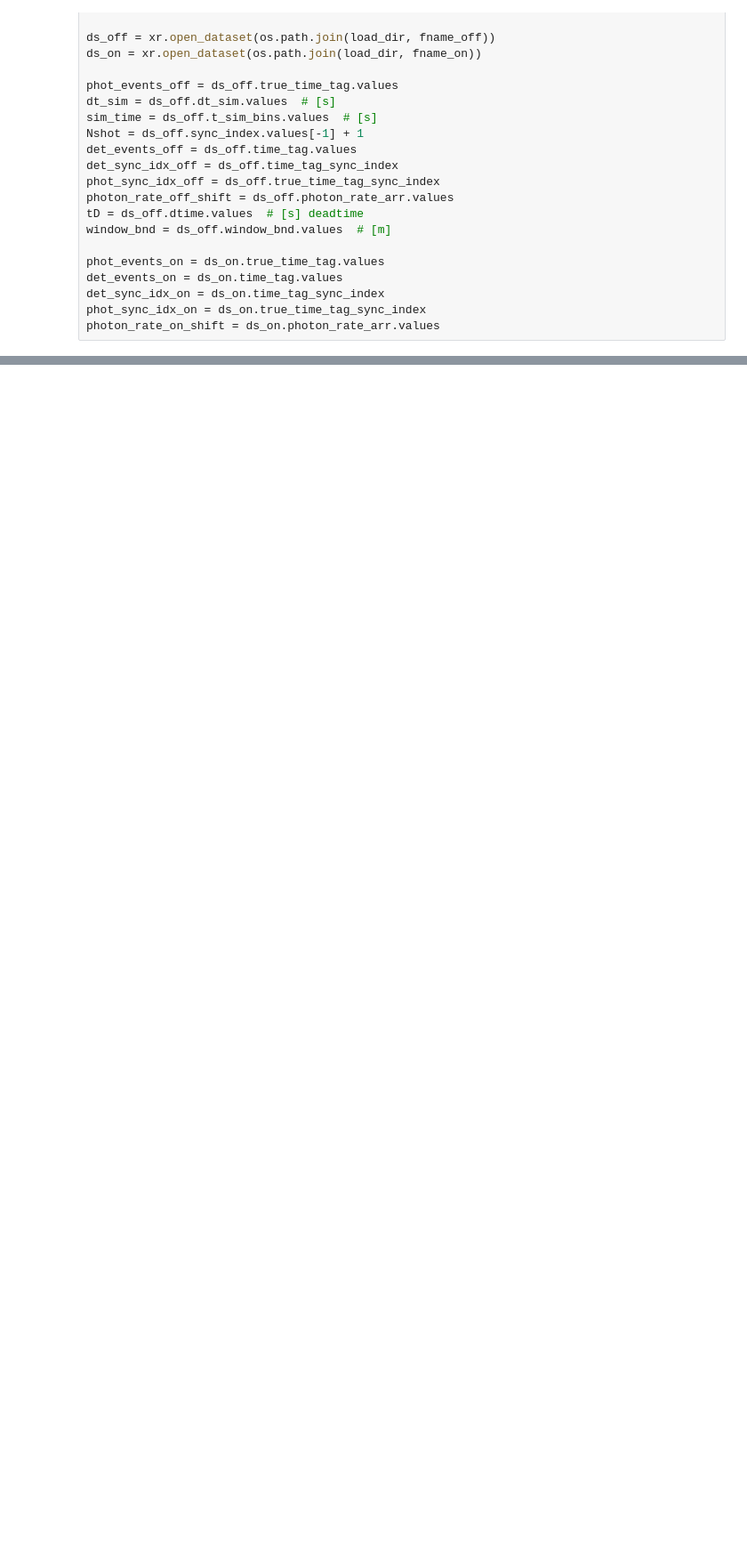
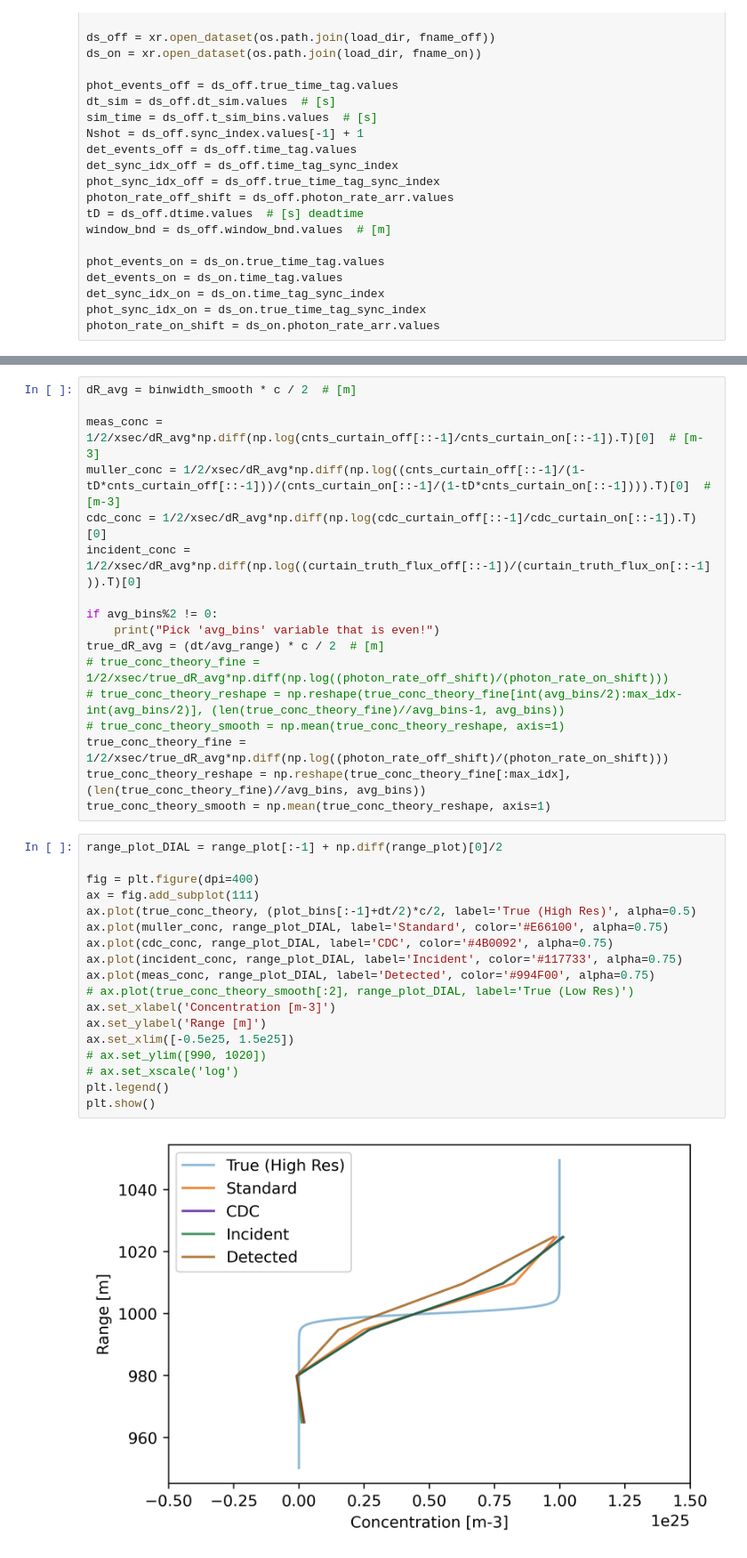
Before and after one commit to gkirchhoff32/Cloud-Measurements, a Jupyter notebook: DIAL_process.ipynb, the cells around one changed output, grey strips where cells are left out. Shown at 89% size. Drawn from its saved outputs; the diff is of its cells as text; blank space fills up the shorter version.

Commit message:
DIAL improvements

```diff
--- a/DIAL_process.ipynb
+++ b/DIAL_process.ipynb
@@ -285,0 +368,37 @@ Range binwidth: 18.67 m
+# %%
+dR_avg = binwidth_smooth * c / 2  # [m]
+
+meas_conc = 1/2/xsec/dR_avg*np.diff(np.log(cnts_curtain_off[::-1]/cnts_curtain_on[::-1]).T)[0]  # [m-3]
+muller_conc = 1/2/xsec/dR_avg*np.diff(np.log((cnts_curtain_off[::-1]/(1-tD*cnts_curtain_off[::-1]))/(cnts_curtain_on[::-1]/(1-tD*cnts_curtain_on[::-1]))).T)[0]  # [m-3]
+cdc_conc = 1/2/xsec/dR_avg*np.diff(np.log(cdc_curtain_off[::-1]/cdc_curtain_on[::-1]).T)[0]
+incident_conc = 1/2/xsec/dR_avg*np.diff(np.log((curtain_truth_flux_off[::-1])/(curtain_truth_flux_on[::-1])).T)[0]
+
+if avg_bins%2 != 0:
+    print("Pick 'avg_bins' variable that is even!")
+true_dR_avg = (dt/avg_range) * c / 2  # [m]
+# true_conc_theory_fine = 1/2/xsec/true_dR_avg*np.diff(np.log((photon_rate_off_shift)/(photon_rate_on_shift)))
+# true_conc_theory_reshape = np.reshape(true_conc_theory_fine[int(avg_bins/2):max_idx-int(avg_bins/2)], (len(true_conc_theory_fine)//avg_bins-1, avg_bins))
+# true_conc_theory_smooth = np.mean(true_conc_theory_reshape, axis=1)
+true_conc_theory_fine = 1/2/xsec/true_dR_avg*np.diff(np.log((photon_rate_off_shift)/(photon_rate_on_shift)))
+true_conc_theory_reshape = np.reshape(true_conc_theory_fine[:max_idx], (len(true_conc_theory_fine)//avg_bins, avg_bins))
+true_conc_theory_smooth = np.mean(true_conc_theory_reshape, axis=1)
+# %%
+range_plot_DIAL = range_plot[:-1] + np.diff(range_plot)[0]/2
+
+fig = plt.figure(dpi=400)
+ax = fig.add_subplot(111)
+ax.plot(true_conc_theory, (plot_bins[:-1]+dt/2)*c/2, label='True (High Res)', alpha=0.5)
+ax.plot(muller_conc, range_plot_DIAL, label='Standard', color='#E66100', alpha=0.75)
+ax.plot(cdc_conc, range_plot_DIAL, label='CDC', color='#4B0092', alpha=0.75)
+ax.plot(incident_conc, range_plot_DIAL, label='Incident', color='#117733', alpha=0.75)
+ax.plot(meas_conc, range_plot_DIAL, label='Detected', color='#994F00', alpha=0.75)
+# ax.plot(true_conc_theory_smooth[:2], range_plot_DIAL, label='True (Low Res)')
+ax.set_xlabel('Concentration [m-3]')
+ax.set_ylabel('Range [m]')
+ax.set_xlim([-0.5e25, 1.5e25])
+# ax.set_ylim([990, 1020])
+# ax.set_xscale('log')
+plt.legend()
+plt.show()
+# %% [output]
+[figure, added]
```
Also changed, not shown: parts of 10 cells of this notebook, 2 other files.
